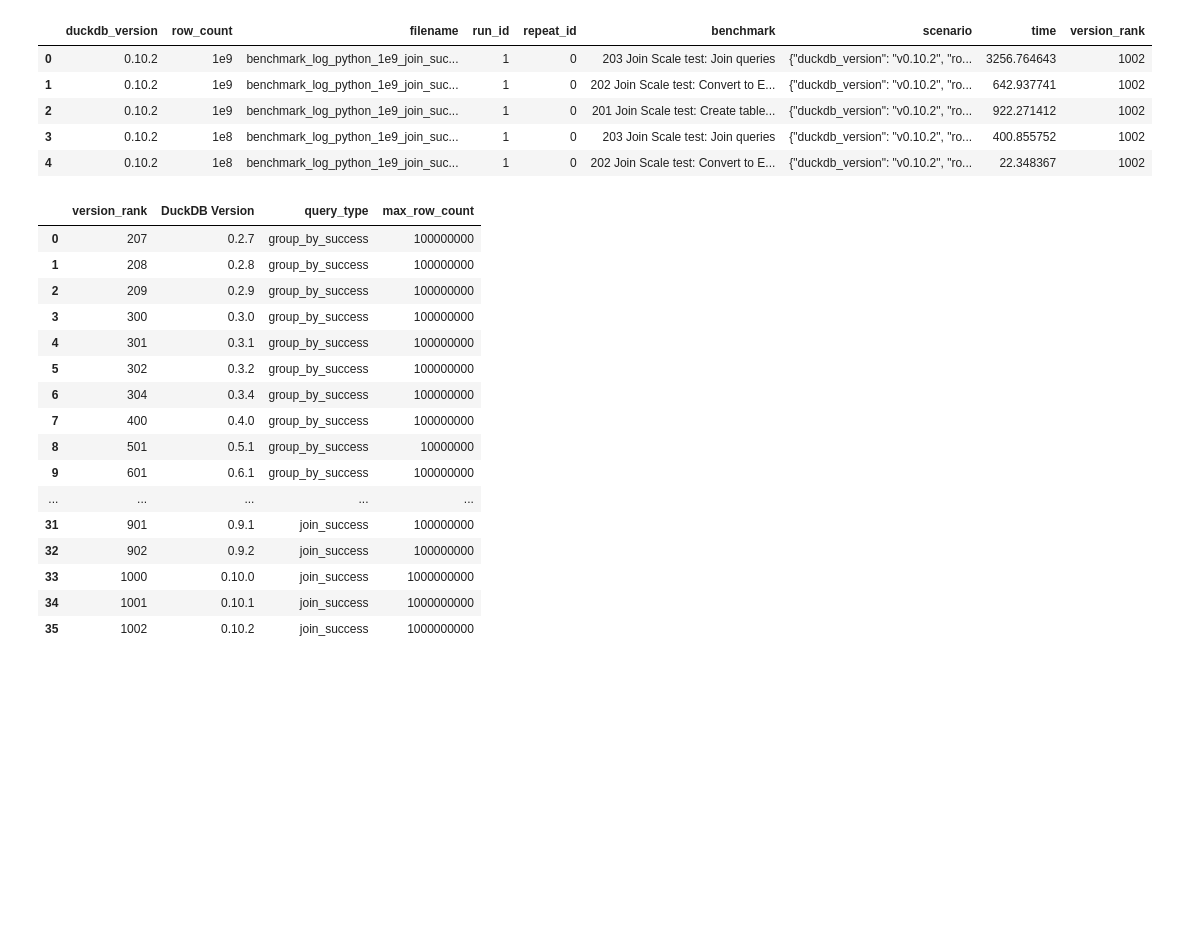
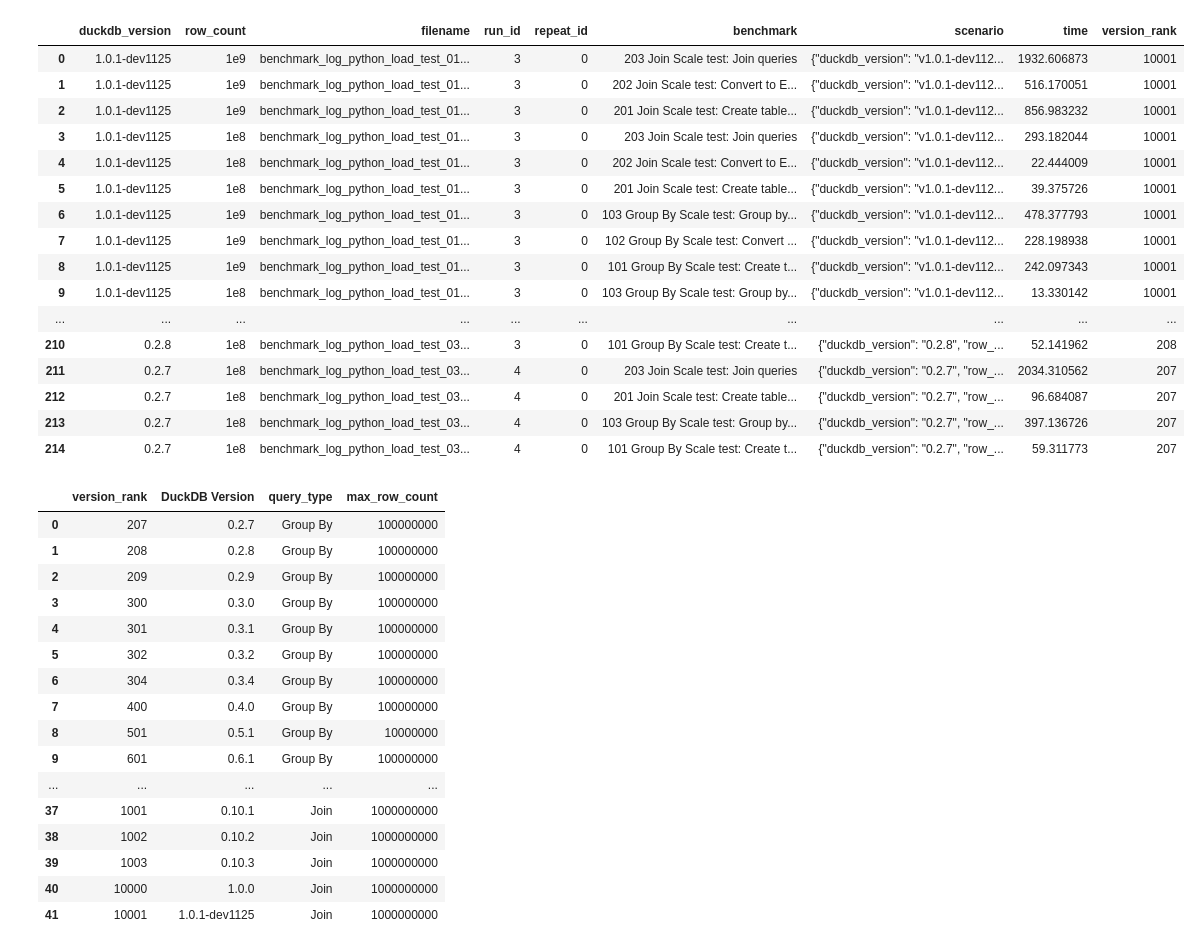
Before and after one commit to Alex-Monahan/duckdb_benchmarks_over_time, a Jupyter notebook: analyze_scale_results.ipynb, the cells around one changed output. Saved outputs shown, nothing was run; the diff lists cells and outputs as text; code cells hidden in the pictures; blank space fills up the shorter version.

Commit message:
Adding 1.0 to scale results

```diff
--- a/analyze_scale_results.ipynb
+++ b/analyze_scale_results.ipynb
@@ -34,39 +55,50 @@ for i, scale_db_name in enumerate(scale_db_names):
 # %%
 con.sql("""
                  create or replace table refined_results as
         with version_ranks as (
         from duckdb_results
         select distinct
-            (scenario::json ->> 'duckdb_version').replace('v','') as version,
+            (scenario::json ->> 'duckdb_version').replace('v','').replace('de', 'dev') as version,
             version.string_split('.') as split_version,
             try_cast(split_version[1] as int) * 100 * 100 as first_digit,
             try_cast(split_version[2] as int) * 100 as second_digit,
-            try_cast(split_version[3] as int) as third_digit,
+            try_cast((split_version[3]).string_split('-')[1] as int) as third_digit,
             first_digit + second_digit + third_digit as version_rank,
     ), max_version as (
         from version_ranks
         select
             max(version_rank),
             arg_max(version, version_rank) as max_version
     )
         from duckdb_results
-        join version_ranks on (duckdb_results.scenario::json ->> 'duckdb_version').replace('v','') = version_ranks.version
+        join version_ranks on (duckdb_results.scenario::json ->> 'duckdb_version').replace('v','').replace('de', 'dev') = version_ranks.version
                  select
-                    (scenario::json ->> 'duckdb_version').replace('v','') as duckdb_version,
+                    (scenario::json ->> 'duckdb_version').replace('v','').replace('de', 'dev') as duckdb_version,
                     scenario::json ->> 'row_count' as row_count,
                     duckdb_results.*,
                     version_ranks.version_rank
                  where not (filename = 'benchmark_log_python_load_test_032_031_partial_030.db' and duckdb_version = '0.3.0')
                 """)
 raw_df = con.sql("""from refined_results order by version_rank desc""").df()
-raw_df.head(5)
+raw_df.head(10000)
 # %% [output]
 |  | duckdb_version | row_count | filename | run_id | repeat_id | benchmark | scenario | time | version_rank |
-| 0 | 0.10.2 | 1e9 | benchmark_log_python_1e9_join_suc... | 1 | 0 | 203 Join Scale test: Join queries | {"duckdb_version": "v0.10.2", "ro... | 3256.764643 | 1002 |
-| 1 | 0.10.2 | 1e9 | benchmark_log_python_1e9_join_suc... | 1 | 0 | 202 Join Scale test: Convert to E... | {"duckdb_version": "v0.10.2", "ro... | 642.937741 | 1002 |
-| 2 | 0.10.2 | 1e9 | benchmark_log_python_1e9_join_suc... | 1 | 0 | 201 Join Scale test: Create table... | {"duckdb_version": "v0.10.2", "ro... | 922.271412 | 1002 |
-| 3 | 0.10.2 | 1e8 | benchmark_log_python_1e9_join_suc... | 1 | 0 | 203 Join Scale test: Join queries | {"duckdb_version": "v0.10.2", "ro... | 400.855752 | 1002 |
-| 4 | 0.10.2 | 1e8 | benchmark_log_python_1e9_join_suc... | 1 | 0 | 202 Join Scale test: Convert to E... | {"duckdb_version": "v0.10.2", "ro... | 22.348367 | 1002 |
+| 0 | 1.0.1-dev1125 | 1e9 | benchmark_log_python_load_test_01... | 3 | 0 | 203 Join Scale test: Join queries | {"duckdb_version": "v1.0.1-dev112... | 1932.606873 | 10001 |
+| 1 | 1.0.1-dev1125 | 1e9 | benchmark_log_python_load_test_01... | 3 | 0 | 202 Join Scale test: Convert to E... | {"duckdb_version": "v1.0.1-dev112... | 516.170051 | 10001 |
+| 2 | 1.0.1-dev1125 | 1e9 | benchmark_log_python_load_test_01... | 3 | 0 | 201 Join Scale test: Create table... | {"duckdb_version": "v1.0.1-dev112... | 856.983232 | 10001 |
+| 3 | 1.0.1-dev1125 | 1e8 | benchmark_log_python_load_test_01... | 3 | 0 | 203 Join Scale test: Join queries | {"duckdb_version": "v1.0.1-dev112... | 293.182044 | 10001 |
+| 4 | 1.0.1-dev1125 | 1e8 | benchmark_log_python_load_test_01... | 3 | 0 | 202 Join Scale test: Convert to E... | {"duckdb_version": "v1.0.1-dev112... | 22.444009 | 10001 |
+| 5 | 1.0.1-dev1125 | 1e8 | benchmark_log_python_load_test_01... | 3 | 0 | 201 Join Scale test: Create table... | {"duckdb_version": "v1.0.1-dev112... | 39.375726 | 10001 |
+| 6 | 1.0.1-dev1125 | 1e9 | benchmark_log_python_load_test_01... | 3 | 0 | 103 Group By Scale test: Group by... | {"duckdb_version": "v1.0.1-dev112... | 478.377793 | 10001 |
+| 7 | 1.0.1-dev1125 | 1e9 | benchmark_log_python_load_test_01... | 3 | 0 | 102 Group By Scale test: Convert ... | {"duckdb_version": "v1.0.1-dev112... | 228.198938 | 10001 |
+| 8 | 1.0.1-dev1125 | 1e9 | benchmark_log_python_load_test_01... | 3 | 0 | 101 Group By Scale test: Create t... | {"duckdb_version": "v1.0.1-dev112... | 242.097343 | 10001 |
+| 9 | 1.0.1-dev1125 | 1e8 | benchmark_log_python_load_test_01... | 3 | 0 | 103 Group By Scale test: Group by... | {"duckdb_version": "v1.0.1-dev112... | 13.330142 | 10001 |
+| ... | ... | ... | ... | ... | ... | ... | ... | ... | ... |
+| 210 | 0.2.8 | 1e8 | benchmark_log_python_load_test_03... | 3 | 0 | 101 Group By Scale test: Create t... | {"duckdb_version": "0.2.8", "row_... | 52.141962 | 208 |
+| 211 | 0.2.7 | 1e8 | benchmark_log_python_load_test_03... | 4 | 0 | 203 Join Scale test: Join queries | {"duckdb_version": "0.2.7", "row_... | 2034.310562 | 207 |
+| 212 | 0.2.7 | 1e8 | benchmark_log_python_load_test_03... | 4 | 0 | 201 Join Scale test: Create table... | {"duckdb_version": "0.2.7", "row_... | 96.684087 | 207 |
+| 213 | 0.2.7 | 1e8 | benchmark_log_python_load_test_03... | 4 | 0 | 103 Group By Scale test: Group by... | {"duckdb_version": "0.2.7", "row_... | 397.136726 | 207 |
+| 214 | 0.2.7 | 1e8 | benchmark_log_python_load_test_03... | 4 | 0 | 101 Group By Scale test: Create t... | {"duckdb_version": "0.2.7", "row_... | 59.311773 | 207 |
 # %%
 summary = con.sql("""
                 with version_combos as (
@@ -84,8 +116,8 @@ summary = con.sql("""
                         version_combos.duckdb_version,
                         version_combos.row_count as row_count_text,
                         case when version_combos.row_count = '1e8' then 100000000 else 1000000000 end as row_count,
-                        case when sum(case when benchmark = '203 Join Scale test: Join queries' then 1 else 0 end) >= 1 then 1 else 0 end as join_success,
-                        case when sum(case when benchmark = '103 Group By Scale test: Group by queries' then 1 else 0 end) >= 1 then 1 else 0 end as group_by_success,
+                        case when sum(case when benchmark = '203 Join Scale test: Join queries' then 1 else 0 end) >= 1 then 1 else 0 end as "Join",
+                        case when sum(case when benchmark = '103 Group By Scale test: Group by queries' then 1 else 0 end) >= 1 then 1 else 0 end as "Group By",
 
                     group by all
                     order by
@@ -93,7 +125,7 @@ summary = con.sql("""
                         version_combos.row_count asc
                 ), unpivoted as (
                   unpivot summary
-                    on join_success, group_by_success
+                    on "Join", "Group By"
                     into
                       name query_type
                       value success
@@ -115,22 +147,22 @@ summary = con.sql("""
 summary
 # %% [output]
 |  | version_rank | DuckDB Version | query_type | max_row_count |
-| 0 | 207 | 0.2.7 | group_by_success | 100000000 |
-| 1 | 208 | 0.2.8 | group_by_success | 100000000 |
-| 2 | 209 | 0.2.9 | group_by_success | 100000000 |
-| 3 | 300 | 0.3.0 | group_by_success | 100000000 |
-| 4 | 301 | 0.3.1 | group_by_success | 100000000 |
-| 5 | 302 | 0.3.2 | group_by_success | 100000000 |
-| 6 | 304 | 0.3.4 | group_by_success | 100000000 |
-| 7 | 400 | 0.4.0 | group_by_success | 100000000 |
-| 8 | 501 | 0.5.1 | group_by_success | 10000000 |
-| 9 | 601 | 0.6.1 | group_by_success | 100000000 |
+| 0 | 207 | 0.2.7 | Group By | 100000000 |
+| 1 | 208 | 0.2.8 | Group By | 100000000 |
+| 2 | 209 | 0.2.9 | Group By | 100000000 |
+| 3 | 300 | 0.3.0 | Group By | 100000000 |
+| 4 | 301 | 0.3.1 | Group By | 100000000 |
+| 5 | 302 | 0.3.2 | Group By | 100000000 |
+| 6 | 304 | 0.3.4 | Group By | 100000000 |
+| 7 | 400 | 0.4.0 | Group By | 100000000 |
+| 8 | 501 | 0.5.1 | Group By | 10000000 |
+| 9 | 601 | 0.6.1 | Group By | 100000000 |
 | ... | ... | ... | ... | ... |
-| 31 | 901 | 0.9.1 | join_success | 100000000 |
-| 32 | 902 | 0.9.2 | join_success | 100000000 |
-| 33 | 1000 | 0.10.0 | join_success | 1000000000 |
-| 34 | 1001 | 0.10.1 | join_success | 1000000000 |
-| 35 | 1002 | 0.10.2 | join_success | 1000000000 |
+| 37 | 1001 | 0.10.1 | Join | 1000000000 |
+| 38 | 1002 | 0.10.2 | Join | 1000000000 |
+| 39 | 1003 | 0.10.3 | Join | 1000000000 |
+| 40 | 10000 | 1.0.0 | Join | 1000000000 |
+| 41 | 10001 | 1.0.1-dev1125 | Join | 1000000000 |
 # %%
 # How long did the longest scale take?
 large_results = con.sql("""
```
Also changed, not shown: parts of 5 cells of this notebook.
